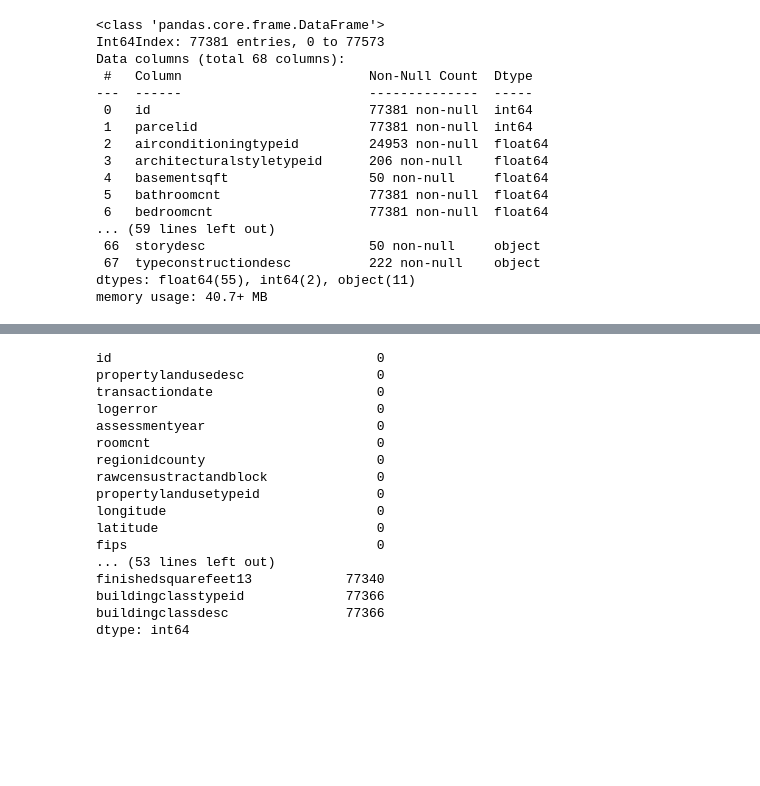
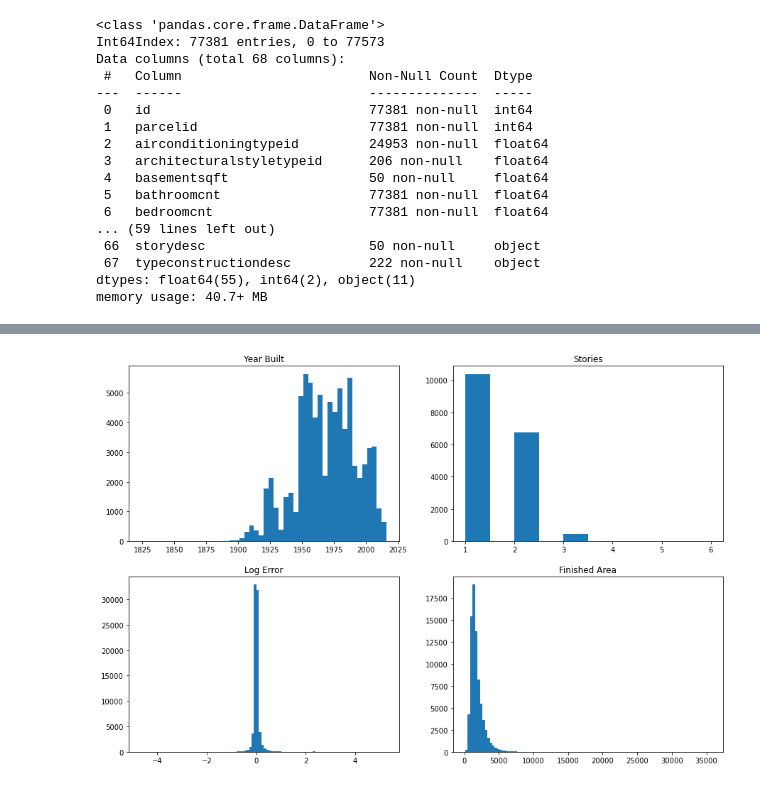
Before and after one commit to BraedenWright/clustering-exercises, a Jupyter notebook: data_wrangling.ipynb, the cells around one changed output, grey strips where cells are left out. Drawn from its saved outputs; the diff is of its cells as text; code cells hidden in the pictures; blank space fills up the shorter version.

```diff
--- a/data_wrangling.ipynb
+++ b/data_wrangling.ipynb
@@ -126,20 +106,21 @@ plt.show()
-# %%
-df.isnull().sum().sort_values()
-# %% [output]
-id                                  0
-propertylandusedesc                 0
-transactiondate                     0
-logerror                            0
-assessmentyear                      0
-roomcnt                             0
-regionidcounty                      0
-rawcensustractandblock              0
-propertylandusetypeid               0
-longitude                           0
-latitude                            0
-fips                                0
-... (53 lines left out)
-finishedsquarefeet13            77340
-buildingclasstypeid             77366
-buildingclassdesc               77366
-dtype: int64
+# %%
+plt.figure(figsize = (15,10))
+plt.subplot(221)
+plt.hist(df.yearbuilt, bins = 50)
+plt.title('Year Built')
+
+plt.subplot(222)
+plt.hist(df.numberofstories, bins = 10)
+plt.title('Stories')
+
+plt.subplot(223)
+plt.hist(df.logerror, bins = 100)
+plt.title('Log Error')
+
+plt.subplot(224)
+plt.hist(df.calculatedfinishedsquarefeet, bins = 100)
+plt.title('Finished Area')
+
+plt.show()
+# %% [output]
+[figure, added]
```
Also changed, not shown: parts of 19 cells of this notebook, 1 other file.
